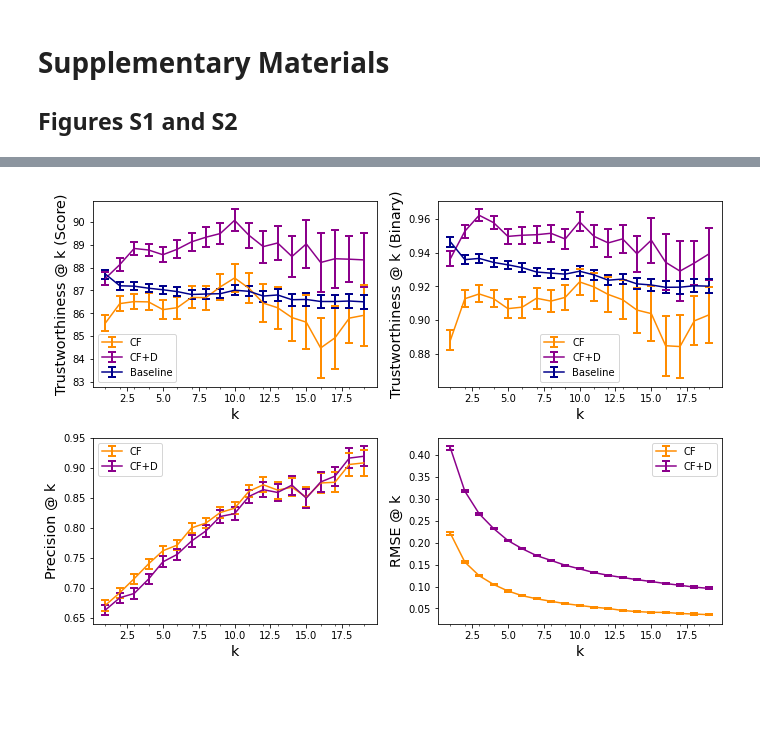
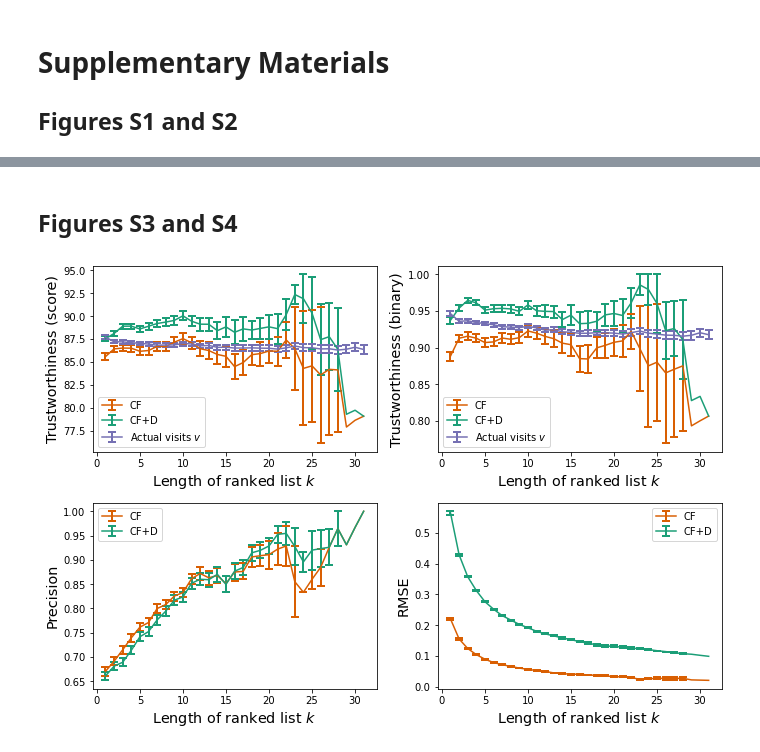
Before and after one commit to glciampaglia/InfoDiversity, a Jupyter notebook: Fig_4_to_6_suppl_python.ipynb, the cells around one changed output, grey strips where cells are left out. Saved outputs shown, nothing was run; the diff lists cells and outputs as text; code cells hidden in the pictures; blank space fills up the shorter version.

```diff
--- a/Fig_4_to_6_suppl_python.ipynb
+++ b/Fig_4_to_6_suppl_python.ipynb
@@ -188,3 +194,27 @@ for i, ax in zip(range(0, 7), axs.ravel()):
 # Supplementary Materials
 
 ## Figures S1 and S2
+# %%
+fig, axs = plt.subplots(nrows=2, ncols=2, figsize=(10,7))
+fig.tight_layout(pad=3.0)
+
+metrics = ['TS','TB','P','R']
+y_labels = ['Trustworthiness (score)','Trustworthiness (binary)','Precision','RMSE']
+
+k_values = kendall_df[0]['k'].values
+
+for i, ax in zip(range(0, 4), axs.ravel()):
+    metric = metrics[i]
+    CF = kendall_df[0][metric+'_CF'].values
+    CF_err = kendall_df[0][metric+'_CF_err'].values
+    D = kendall_df[0][metric+'_D'].values
+    D_err = kendall_df[0][metric+'_D_err'].values
+    ax.errorbar(k_values,CF,yerr=CF_err,capsize=4,elinewidth=2,markeredgewidth=2,color="#d95f02",label="CF")
+    ax.errorbar(k_values,D,yerr=D_err,capsize=4,elinewidth=2,markeredgewidth=2,color="#1b9e77",label="CF+D")
+    if i < 2:
+        baseline = baseline_df[metric].values
+        baseline_err = baseline_df[metric+'_err'].values
+        ax.errorbar(k_values,baseline,yerr=baseline_err,capsize=4,elinewidth=2,markeredgewidth=2,color="#7570b3",label="Actual visits $\it{v}$")
+    ax.legend()
+    ax.set_xlabel('Length of ranked list $\it{k}$',fontsize='x-large')
+    ax.set_ylabel(y_labels[i],fontsize='x-large')
@@ -191,27 +223,28 @@ for i, ax in zip(range(0, 7), axs.ravel()):
+# %% [markdown]
+## Figures S3 and S4
 # %%
 fig, axs = plt.subplots(nrows=2, ncols=2, figsize=(10,7))
 fig.tight_layout(pad=3.0)
 
 metrics = ['TS','TB','P','R']
-y_labels = ['Trustworthiness @ k (Score)','Trustworthiness @ k (Binary)','Precision @ k','RMSE @ k']
+y_labels = ['Trustworthiness (score)','Trustworthiness (binary)','Precision','RMSE']
 
 k_values = pearson_df['k'].values
 
 for i, ax in zip(range(0, 4), axs.ravel()):
     metric = metrics[i]
     CF = pearson_df[metric+'_CF'].values
     CF_err = pearson_df[metric+'_CF_err'].values
     D = pearson_df[metric+'_D'].values
     D_err = pearson_df[metric+'_D_err'].values
-    ax.errorbar(k_values,CF,yerr=CF_err,capsize=4,elinewidth=2,markeredgewidth=2,color="darkorange",label="CF")
-    ax.errorbar(k_values,D,yerr=D_err,capsize=4,elinewidth=2,markeredgewidth=2,color="darkmagenta",label="CF+D")
+    ax.errorbar(k_values,CF,yerr=CF_err,capsize=4,elinewidth=2,markeredgewidth=2,color="#d95f02",label="CF")
+    ax.errorbar(k_values,D,yerr=D_err,capsize=4,elinewidth=2,markeredgewidth=2,color="#1b9e77",label="CF+D")
     if i < 2:
-        baseline = baseline_df[metric].values
-        baseline_err = baseline_df[metric+'_err'].values
-        ax.errorbar(k_values,baseline,yerr=baseline_err,capsize=4,elinewidth=2,markeredgewidth=2,color="darkblue",label="Baseline")
+        baseline = baseline_df[metric].values[0:31]
+        baseline_err = baseline_df[metric+'_err'].values[0:31]
+        ax.errorbar(k_values,baseline,yerr=baseline_err,capsize=4,elinewidth=2,markeredgewidth=2,color="#7570b3",label="Actual visits $\it{v}$")
     ax.legend()
-    ax.set_xlabel('k',fontsize='x-large')
-    ax.set_xticks(k_values,range(1,20))
+    ax.set_xlabel('Length of ranked list $\it{k}$',fontsize='x-large')
     ax.set_ylabel(y_labels[i],fontsize='x-large')
 # %% [output]
-[figure, old version]
+[figure, new version]
```
Also changed, not shown: parts of 20 cells of this notebook, 18 other files.
